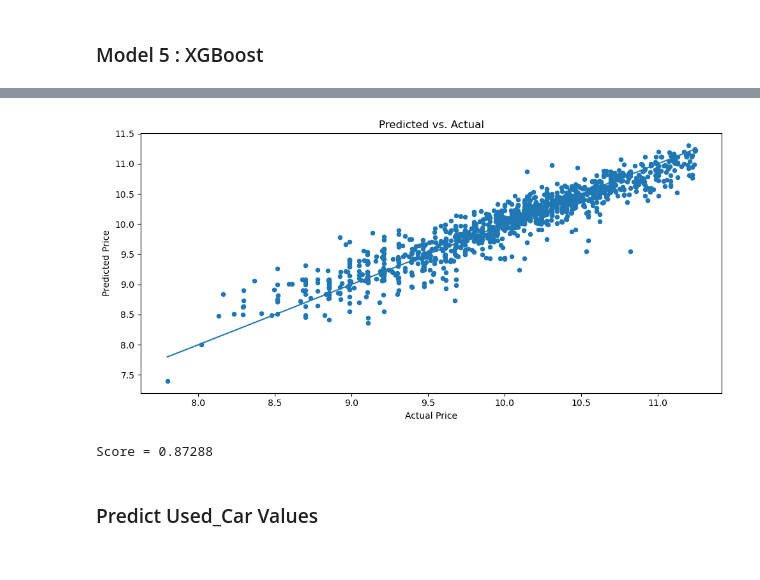
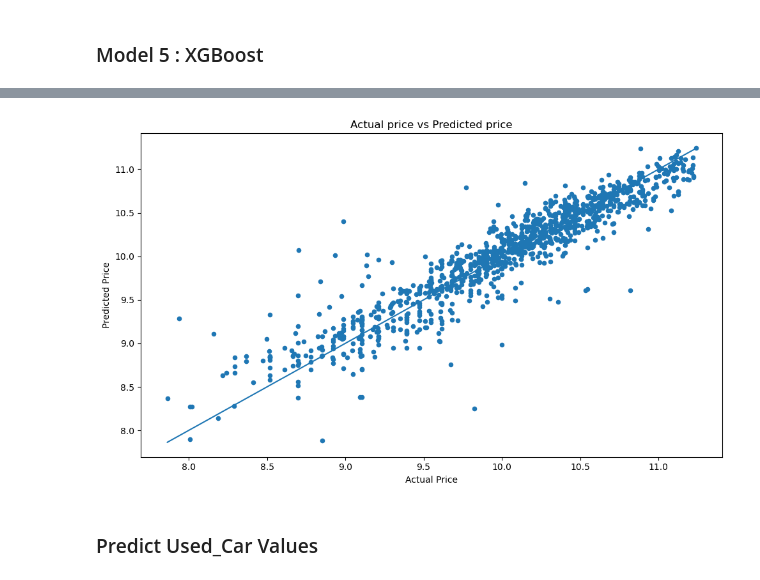
Before and after one commit to kish191919/Predict_Used_Car_Price_by_Python, a Jupyter notebook: Used_Car.ipynb, the cells around one changed output, grey strips where cells are left out. Cells and saved outputs as stored; diff of their text form; code cells hidden in the pictures.

```diff
--- a/Used_Car.ipynb
+++ b/Used_Car.ipynb
@@ -1137,33 +1355,30 @@ plt.show()
 # %%
+# Fix random seed for reproducibility
+np.random.seed(2024)
+
 # K-ford : 10
 k_fold = KFold(n_splits=10, shuffle=True, random_state=2024)
 X_train1, X_test1, y_train1, y_test1 = train_test_split(X_train, y_train)
 
-xgb_model_3 = XGBRegressor(n_estimators=500, learning_rate=0.5)
+xgb_model_5 = XGBRegressor(n_estimators=500)
 
 # Train model
-xgb_model = xgb_model_3.fit(X_train1, y_train1, verbose=False)
+xgb_model = xgb_model_5.fit(X_train1, y_train1, verbose=False)
 
 # Predict test data set
 y_pred = xgb_model.predict(X_test1)
 
 # Drawing regression graph
-plt.figure(figsize=(10, 5))
+plt.figure(figsize=(10, 6))
 plt.scatter(y_test1, y_pred, s=20)
-plt.title('Predicted vs. Actual')
+plt.title('Actual price vs Predicted price')
 plt.xlabel('Actual Price')
 plt.ylabel('Predicted Price')
 
 plt.plot([min(y_test1), max(y_test1)], [min(y_test1), max(y_test1)])
 plt.tight_layout()
 # %% [output]
-[figure, old version]
+[figure, new version]
-# %%
-# Check the corss validation score
-score = cross_val_score(xgb_model_3, X_train, y_train, cv=k_fold, n_jobs=-1, scoring="r2").mean()
-print("Score = {0:.5f}".format(score))
-# %% [output]
-Score = 0.87288
 # %% [markdown]
 ### Predict Used_Car Values
 # %%
```
Also changed, not shown: parts of 24 cells of this notebook, 6 other files.
